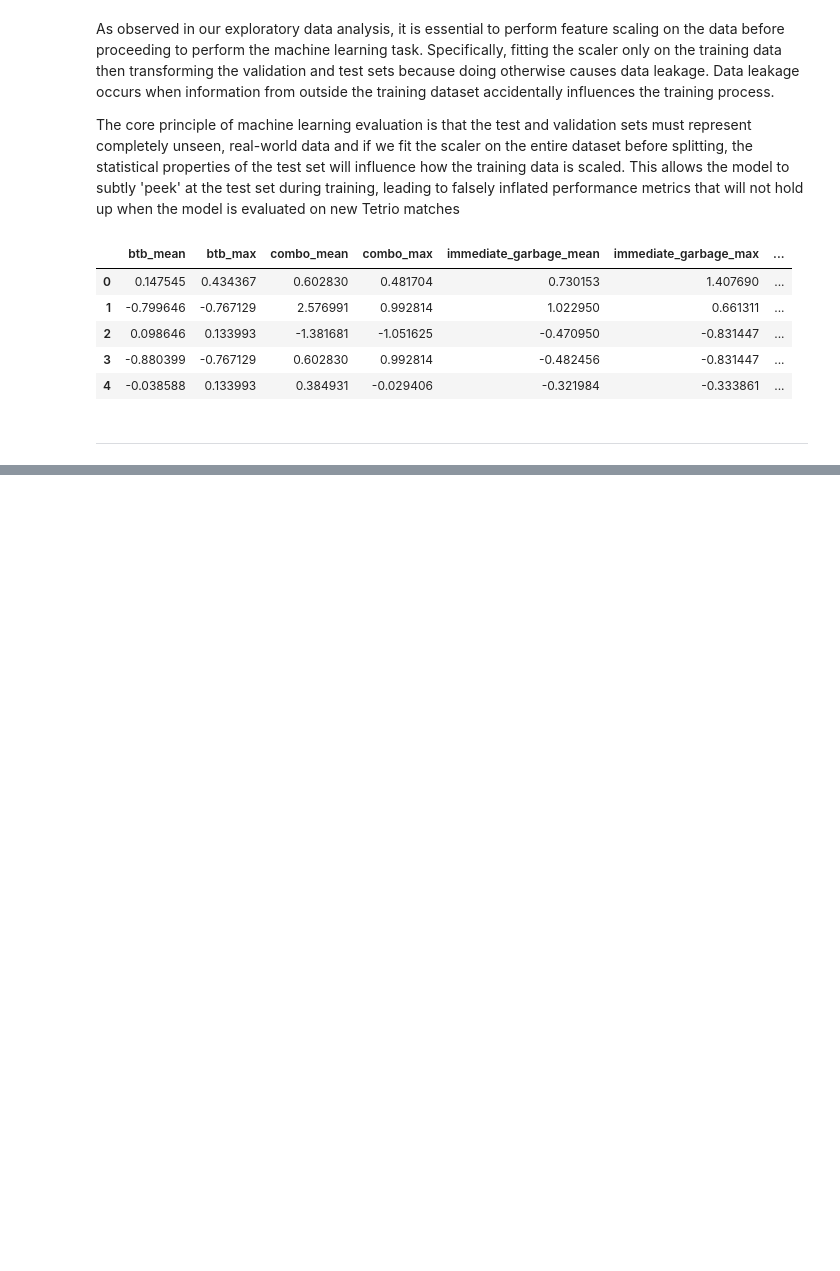
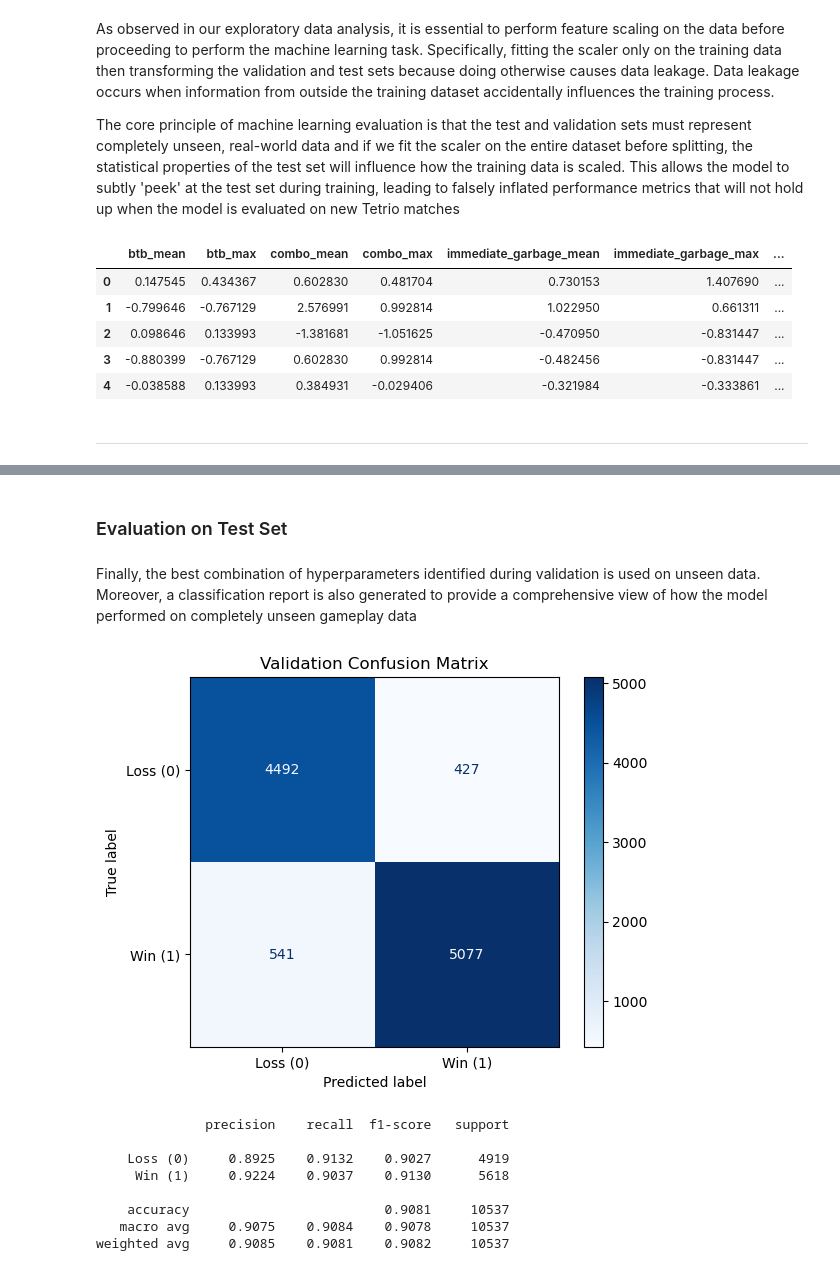
Before and after one commit to Solenad/tetrio-win-prediction, a Jupyter notebook: notebooks/STINTSY-MCO_Group3.ipynb, the cells around one changed output, grey strips where cells are left out. Drawn from its saved outputs; the diff is of its cells as text; code cells hidden in the pictures; blank space fills up the shorter version.

```diff
--- a/notebooks/STINTSY-MCO_Group3.ipynb
+++ b/notebooks/STINTSY-MCO_Group3.ipynb
@@ -1007,0 +1293,26 @@ X_train_scaled_df.head()
+# %% [markdown]
+### Evaluation on Test Set
+# %% [markdown]
+Finally, the best combination of hyperparameters identified during validation is used on unseen data. Moreover, a classification report is also generated to provide a comprehensive view of how the model performed on completely unseen gameplay data
+# %%
+with torch.no_grad():
+    test_scores, _ = final_network.forward(X_test_t)
+    test_predictions = (torch.sigmoid(test_scores) >= 0.5).float()
+
+cm = confusion_matrix(y_test_t.numpy(), test_predictions.numpy())
+disp = ConfusionMatrixDisplay(confusion_matrix=cm, display_labels=["Loss (0)", "Win (1)"])
+disp.plot(cmap=plt.cm.Blues)
+plt.title("Validation Confusion Matrix")
+plt.show()
+
+print(classification_report(y_test_t.numpy(), test_predictions.numpy(), target_names=["Loss (0)", "Win (1)"], digits=4))
+# %% [output]
+[figure, added]
+              precision    recall  f1-score   support
+
+    Loss (0)     0.8925    0.9132    0.9027      4919
+     Win (1)     0.9224    0.9037    0.9130      5618
+
+    accuracy                         0.9081     10537
+   macro avg     0.9075    0.9084    0.9078     10537
+weighted avg     0.9085    0.9081    0.9082     10537
```
Also changed, not shown: parts of 20 cells of this notebook.
